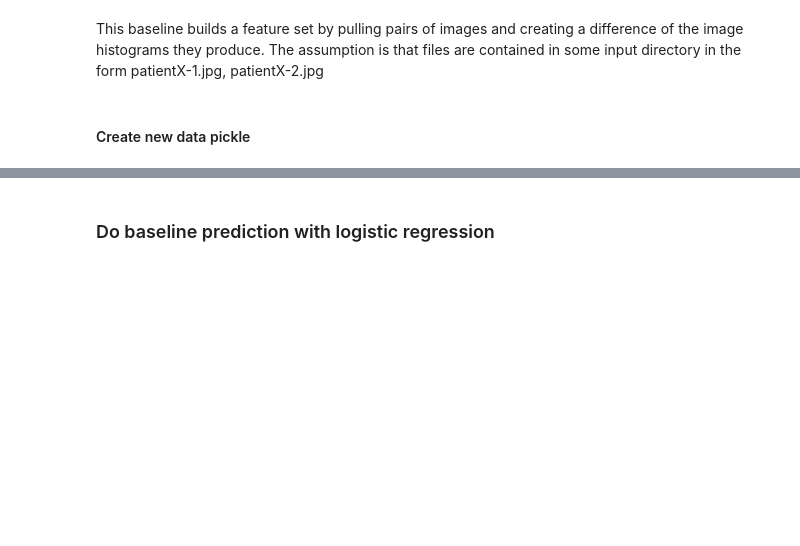
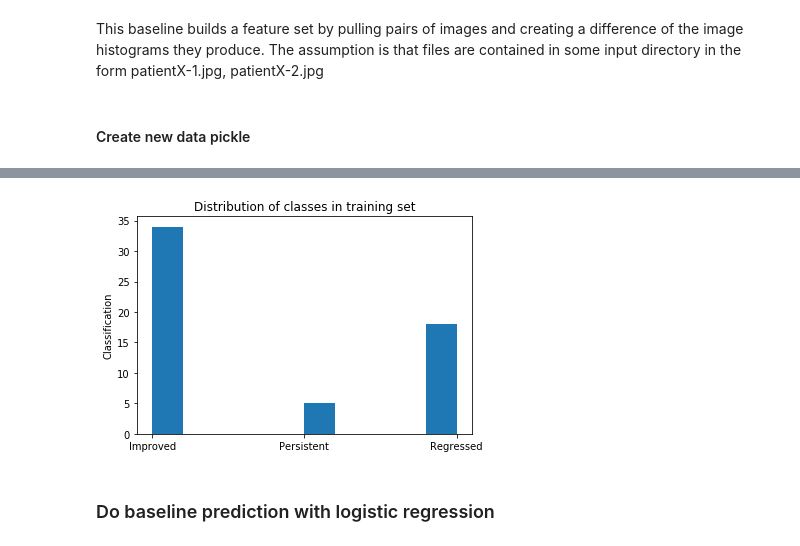
Before and after one commit to jatron/crmo-diagnosis-using-mri, a Jupyter notebook: Baseline.ipynb, the cells around one changed output, grey strips where cells are left out. Saved outputs shown, nothing was run; the diff lists cells and outputs as text; code cells hidden in the pictures; blank space fills up the shorter version.

```diff
--- a/Baseline.ipynb
+++ b/Baseline.ipynb
@@ -67,3 +89,16 @@ pickle.dump(data, open( "data.pkl", "wb") )
+# %%
+X = data.drop('y', axis=1)
+y = data["y"]
+# %%
+# Plot distribution of datapoints
+plt.title('Distribution of classes in training set')
+plt.ylabel('Classification')
+ind = np.arange(3)
+plt.xticks(ind, ('Improved', 'Persistent', 'Regressed'))
+plt.hist(y.tolist())
+plt.show()
+# %% [output]
+[figure, added]
 # %% [markdown]
 ### Do baseline prediction with logistic regression
 # %%
```
Also changed, not shown: parts of 9 cells of this notebook, 2 other files.
